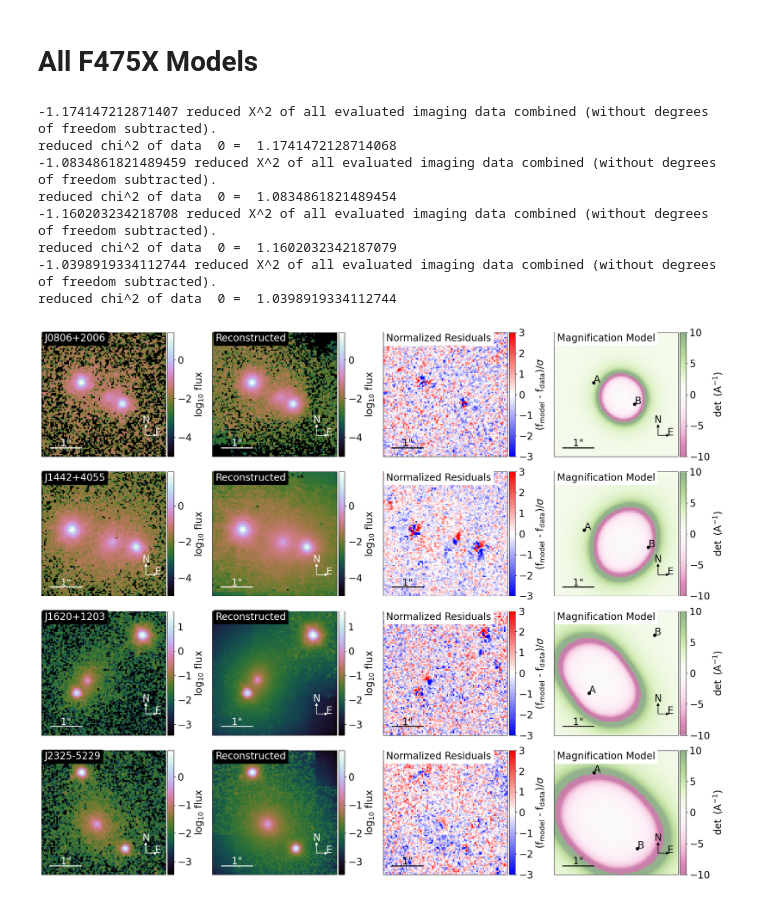
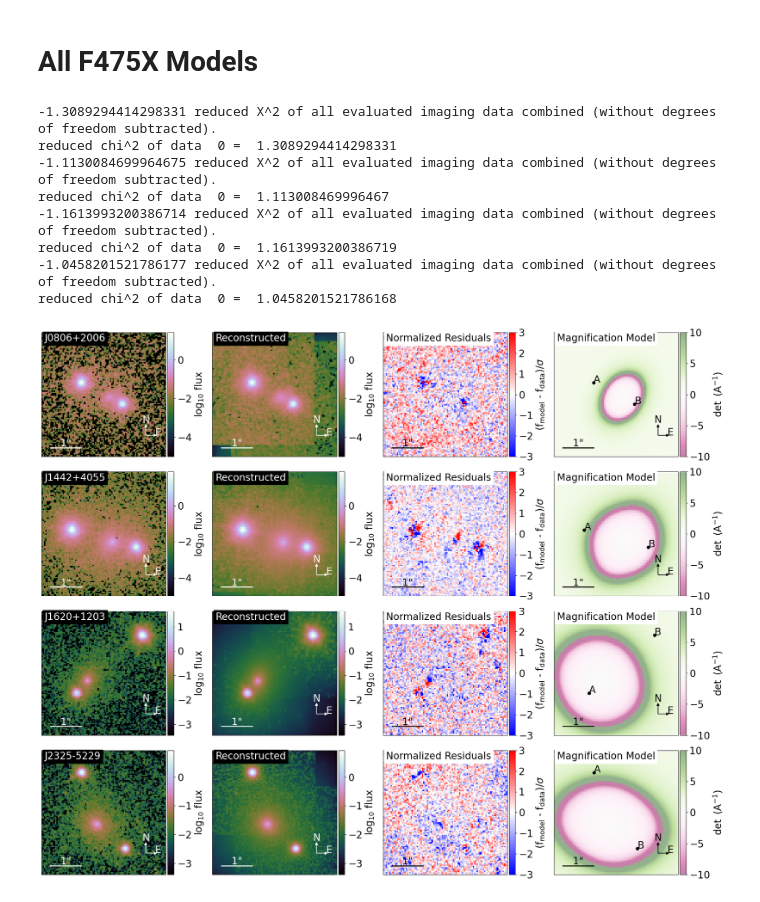
Before and after one commit to brady-ryan/hst_doubles, a Jupyter notebook: analysis/brady_honors_thesis/all_models.ipynb, the cells around one changed output. Saved outputs shown, nothing was run; the diff lists cells and outputs as text; code cells hidden in the pictures.

```diff
--- a/analysis/brady_honors_thesis/all_models.ipynb
+++ b/analysis/brady_honors_thesis/all_models.ipynb
@@ -14,7 +14,7 @@ nrows = len(names)
 fig, axes = plt.subplots(nrows, 4, figsize=(20, 24))
 
 for i, name in enumerate(names):
-    filename = f"../../cutout_data/{name}/{filter}/{name}_{filter}_fit.pkl"
+    filename = f"../../cutout_data/{name}/{filter}/{name}_{filter}.pkl"
 
     with open(filename, "rb") as f:
         loaded_data = pickle.load(f)
@@ -69,40 +69,40 @@ fontsize = 20
 nrows = len(names)
 fig, axes = plt.subplots(nrows, 4, figsize=(20, 16))
 
 for i, name in enumerate(names):
-    filename = f"../../cutout_data/{name}/{filter}/{name}_{filter}_fit.pkl"
+    filename = f"../../cutout_data/{name}/{filter}/{name}_{filter}.pkl"
 
     with open(filename, "rb") as f:
         loaded_data = pickle.load(f)
 
     kwargs_result = loaded_data["kwargs_result"]
     multi_band_list = loaded_data["multi_band_list"]
     kwargs_model = loaded_data["kwargs_model"]
 
     # initialize model plot
     modelPlot = ModelPlot(multi_band_list, kwargs_model, kwargs_result, arrow_size=0.02, cmap_string="cubehelix")
 
     # plot data image
     modelPlot.data_plot(ax=axes[i, 0],text=f'{name}',font_size=fontsize)
 
     # plot model image
     modelPlot.model_plot(ax=axes[i, 1],font_size=fontsize)
 
     # plot residuals
     modelPlot.normalized_residual_plot(ax=axes[i, 2],v_min=-3,v_max=3,font_size=fontsize)
 
     # plot magnification model
     modelPlot.magnification_plot(ax=axes[i, 3],text='Magnification Model', font_size=fontsize, cmap='PiYG')
 
 plt.tight_layout()
 plt.show()
 # %% [output]
--1.174147212871407 reduced X^2 of all evaluated imaging data combined (without degrees of freedom subtracted).
-reduced chi^2 of data  0 =  1.1741472128714068
--1.0834861821489459 reduced X^2 of all evaluated imaging data combined (without degrees of freedom subtracted).
-reduced chi^2 of data  0 =  1.0834861821489454
--1.160203234218708 reduced X^2 of all evaluated imaging data combined (without degrees of freedom subtracted).
-reduced chi^2 of data  0 =  1.1602032342187079
--1.0398919334112744 reduced X^2 of all evaluated imaging data combined (without degrees of freedom subtracted).
-reduced chi^2 of data  0 =  1.0398919334112744
+-1.3089294414298331 reduced X^2 of all evaluated imaging data combined (without degrees of freedom subtracted).
+reduced chi^2 of data  0 =  1.3089294414298331
+-1.1130084699964675 reduced X^2 of all evaluated imaging data combined (without degrees of freedom subtracted).
+reduced chi^2 of data  0 =  1.113008469996467
+-1.1613993200386714 reduced X^2 of all evaluated imaging data combined (without degrees of freedom subtracted).
+reduced chi^2 of data  0 =  1.1613993200386719
+-1.0458201521786177 reduced X^2 of all evaluated imaging data combined (without degrees of freedom subtracted).
+reduced chi^2 of data  0 =  1.0458201521786168
-[figure, old version]
+[figure, new version]
```
Also changed, not shown: parts of 1 cell of this notebook, 2 other files.
